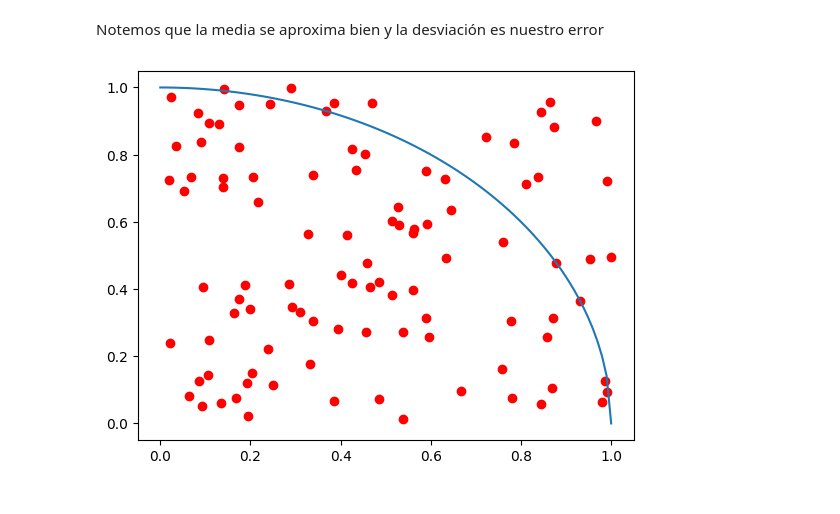
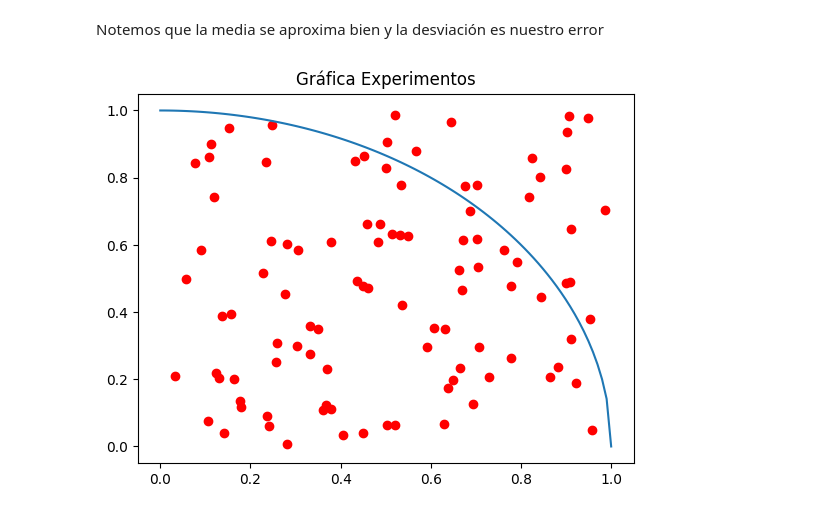
Before and after one commit to Anali24/SIMULACION-I, a Jupyter notebook: Monte_Carlo_Tan_SI.ipynb, the cells around one changed output. Drawn from its saved outputs; the diff is of its cells as text; code cells hidden in the pictures.

```diff
--- a/Monte_Carlo_Tan_SI.ipynb
+++ b/Monte_Carlo_Tan_SI.ipynb
@@ -149,16 +86,17 @@ Notemos que la media se aproxima bien y la desviación es nuestro error
 # %%
 #Gráfica de los Experimentos
 
 x=np.linspace(0,1,100)
 n=100 #Numero de dardos
 U1 =[]
 U2 =[]
 for i in range(n):
   U1.append(np.random.uniform(0,1))
   U2.append(np.random.uniform(0,1))
 
 plt.plot(x,np.sqrt(1-x**2))
+plt.title('Gráfica Experimentos')
 plt.scatter(U1 , U2, color="red")
 plt.show()
 # %% [output]
-[figure, old version]
+[figure, new version]
```
Also changed, not shown: parts of 18 cells of this notebook.
